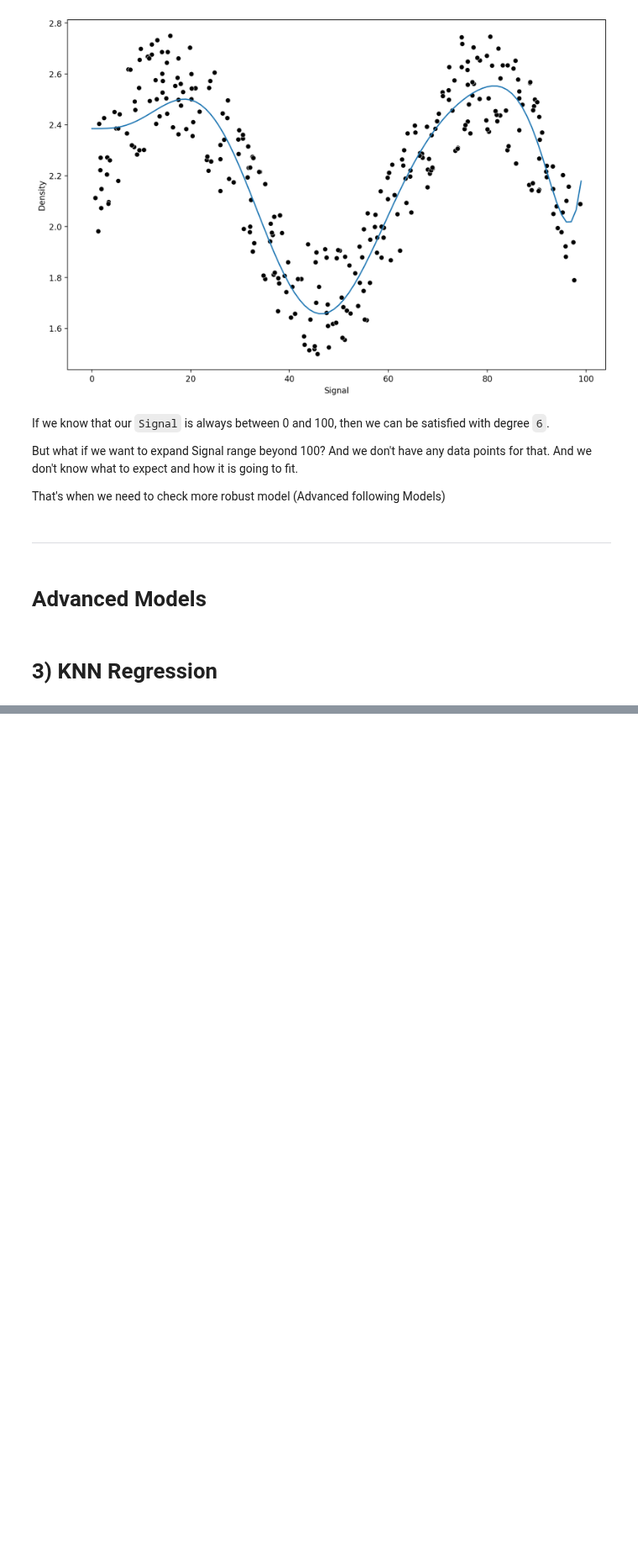
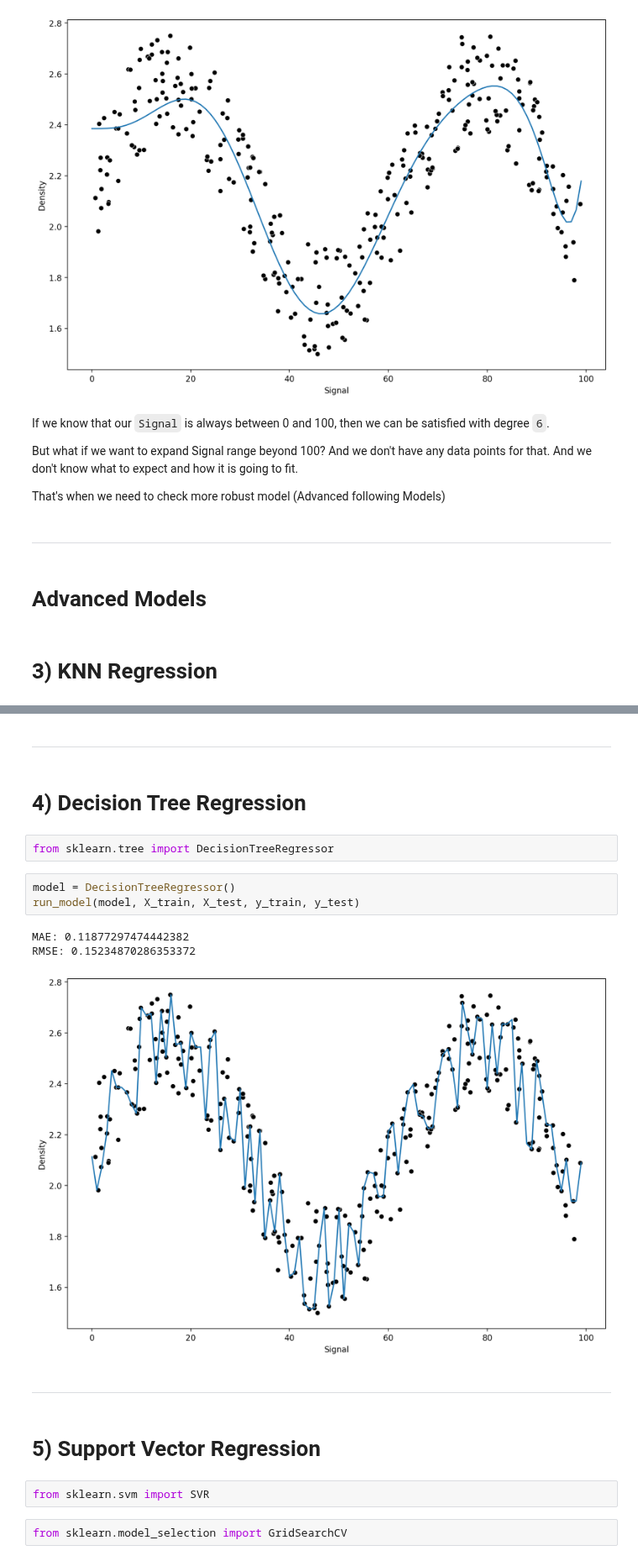
Before and after one commit to ptyadana/Data-Science-and-Machine-Learning-Projects-Dojo, a Jupyter notebook: Machine Learning & Data Science Masterclass - JP/15-Random-Forests/01-Random-Forest-Regression-Tunnel-Boring.ipynb, the cells around one changed output, grey strips where cells are left out. Shown at 84% size. Drawn from its saved outputs; the diff is of its cells as text; blank space fills up the shorter version.

```diff
--- a/Machine Learning & Data Science Masterclass - JP/15-Random-Forests/01-Random-Forest-Regression-Tunnel-Boring.ipynb
+++ b/Machine Learning & Data Science Masterclass - JP/15-Random-Forests/01-Random-Forest-Regression-Tunnel-Boring.ipynb
@@ -276,0 +295,21 @@ That's when we need to check more robust model (Advanced following Models)
+# %% [markdown]
+----------
+# %% [markdown]
+# <a name='tree'>4) Decision Tree Regression</a>
+# %%
+from sklearn.tree import DecisionTreeRegressor
+# %%
+model = DecisionTreeRegressor()
+run_model(model, X_train, X_test, y_train, y_test)
+# %% [output]
+MAE: 0.11877297474442382
+RMSE: 0.15234870286353372
+[figure, added]
+# %% [markdown]
+------
+# %% [markdown]
+# <a name='svm'>5) Support Vector Regression</a>
+# %%
+from sklearn.svm import SVR
+# %%
+from sklearn.model_selection import GridSearchCV
```
Also changed, not shown: parts of 17 cells of this notebook, 1 other file.
